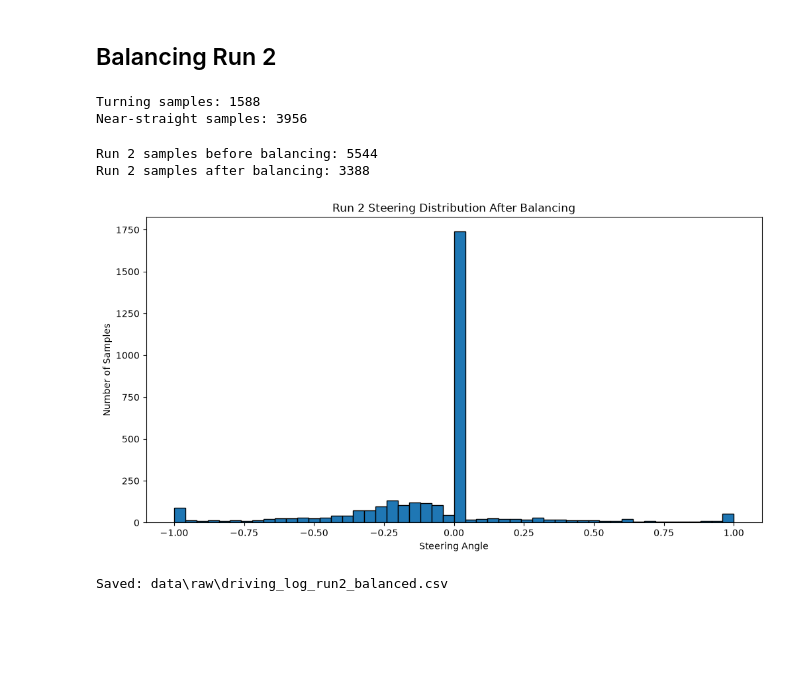
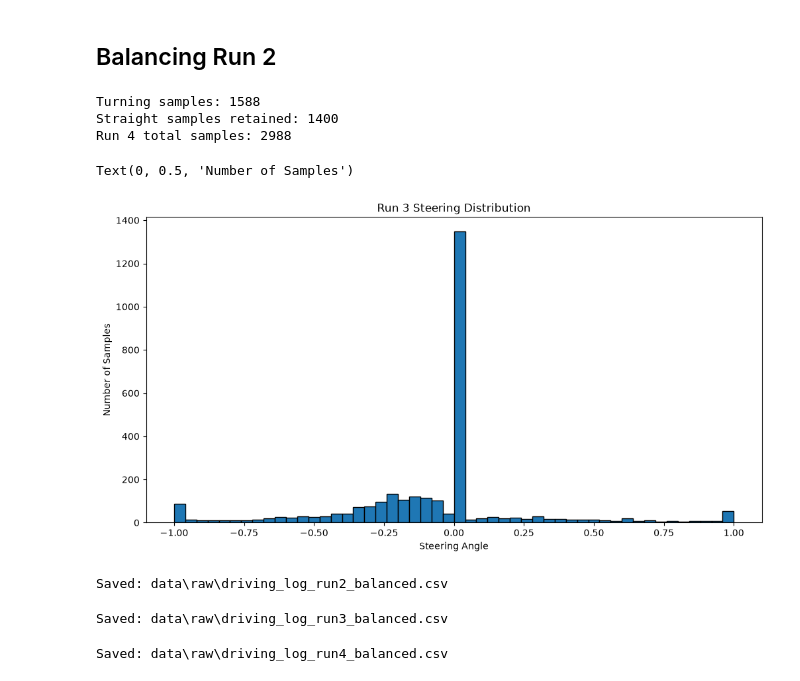
Before and after one commit to eljesam/Smart-Tech-CA2, a Jupyter notebook: exploration.ipynb, the cells around one changed output. Saved outputs shown, nothing was run; the diff lists cells and outputs as text; code cells hidden in the pictures; blank space fills up the shorter version.

```diff
--- a/exploration.ipynb
+++ b/exploration.ipynb
@@ -621,20 +621,36 @@ Positive: 376 (6.78%)
 # %% [markdown]
 ## Balancing Run 2
 # %%
-run2_balanced_parts = []
-
-# Turning samples - keep them
 turning = run2_df[
     run2_df["steering"].abs() > 0.05
 ]
 
-# Near-straight samples
 straight = run2_df[
     run2_df["steering"].abs() <= 0.05
 ]
 
+MAX_STRAIGHT_SAMPLES = 1400
+
+if len(straight) > MAX_STRAIGHT_SAMPLES:
+    straight = straight.sample(
+        n=MAX_STRAIGHT_SAMPLES,
+        random_state=42
+    )
+
+run4_balanced = pd.concat(
+    [turning, straight],
+    ignore_index=True
+)
+
+run4_balanced = run4_balanced.sample(
+    frac=1,
+    random_state=42
+).reset_index(drop=True)
+
 print("Turning samples:", len(turning))
-print("Near-straight samples:", len(straight))
+print("Straight samples retained:", len(straight))
+print("Run 4 total samples:", len(run4_balanced))
 # %% [output]
 Turning samples: 1588
-Near-straight samples: 3956
+Straight samples retained: 1400
+Run 4 total samples: 2988
@@ -649,35 +657,18 @@ if len(straight) > MAX_STRAIGHT_SAMPLES:
-# %%
-run2_balanced = pd.concat(
-    [turning, straight],
-    ignore_index=True
-)
-
-run2_balanced = run2_balanced.sample(
-    frac=1,
-    random_state=42
-).reset_index(drop=True)
-
-print("Run 2 samples before balancing:", len(run2_df))
-print("Run 2 samples after balancing:", len(run2_balanced))
-# %% [output]
-Run 2 samples before balancing: 5544
-Run 2 samples after balancing: 3388
 # %%
 plt.figure(figsize=(12, 6))
 
 plt.hist(
-    run2_balanced["steering"],
+    run4_balanced["steering"],
     bins=50,
     edgecolor="black"
 )
 
-plt.title("Run 2 Steering Distribution After Balancing")
+plt.title("Run 3 Steering Distribution")
 plt.xlabel("Steering Angle")
 plt.ylabel("Number of Samples")
-
-plt.show()
 # %% [output]
+Text(0, 0.5, 'Number of Samples')
-[figure, old version]
+[figure, new version]
 # %%
 RUN2_BALANCED_PATH = (
     DATA_DIR / "driving_log_run2_balanced.csv"
@@ -691,3 +682,29 @@ run2_balanced.to_csv(
 print("Saved:", RUN2_BALANCED_PATH)
 # %% [output]
 Saved: data\raw\driving_log_run2_balanced.csv
+# %%
+RUN3_BALANCED_PATH = (
+    DATA_DIR / "driving_log_run3_balanced.csv"
+)
+
+run3_balanced.to_csv(
+    RUN3_BALANCED_PATH,
+    index=False
+)
+
+print("Saved:", RUN3_BALANCED_PATH)
+# %% [output]
+Saved: data\raw\driving_log_run3_balanced.csv
+# %%
+RUN4_BALANCED_PATH = (
+    DATA_DIR / "driving_log_run4_balanced.csv"
+)
+
+run4_balanced.to_csv(
+    RUN4_BALANCED_PATH,
+    index=False
+)
+
+print("Saved:", RUN4_BALANCED_PATH)
+# %% [output]
+Saved: data\raw\driving_log_run4_balanced.csv
```
Also changed, not shown: parts of 1 cell of this notebook, 7 other files.
